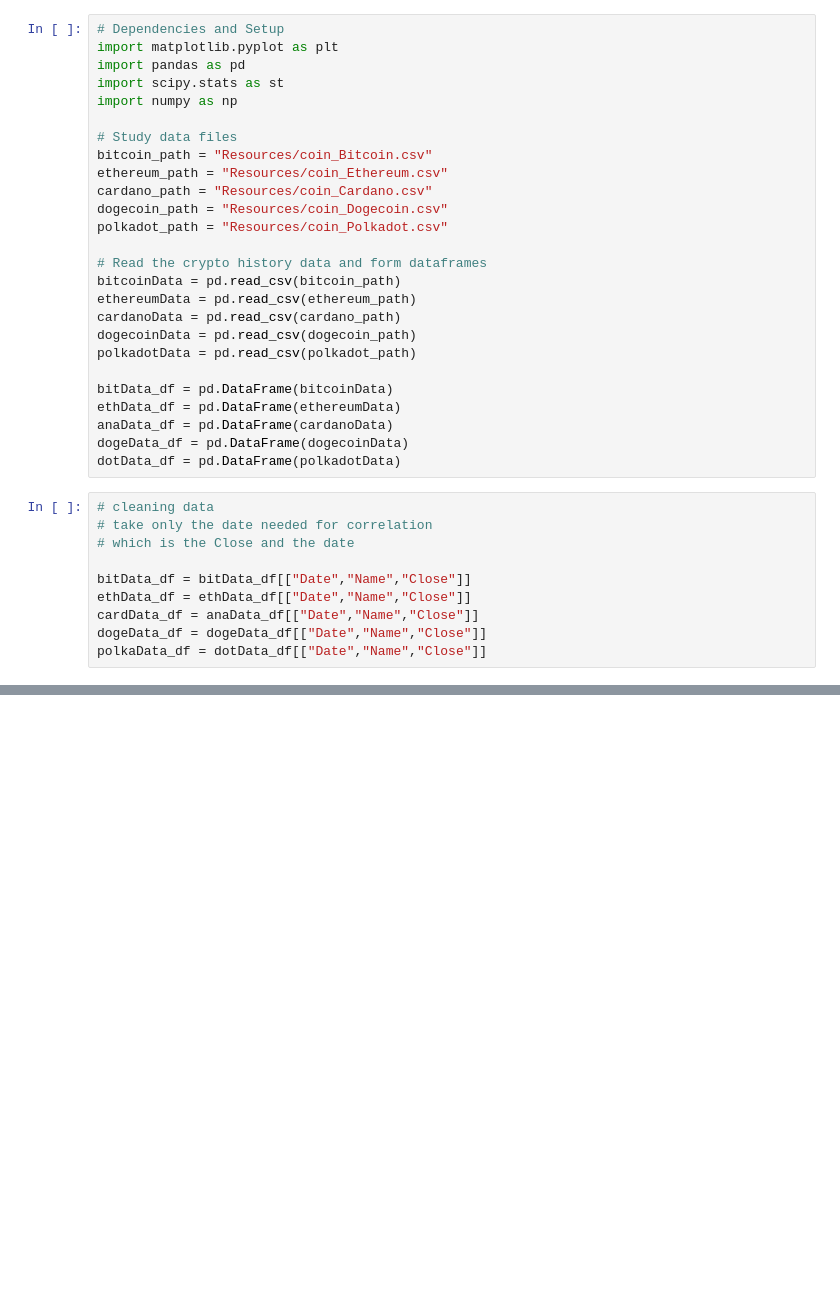
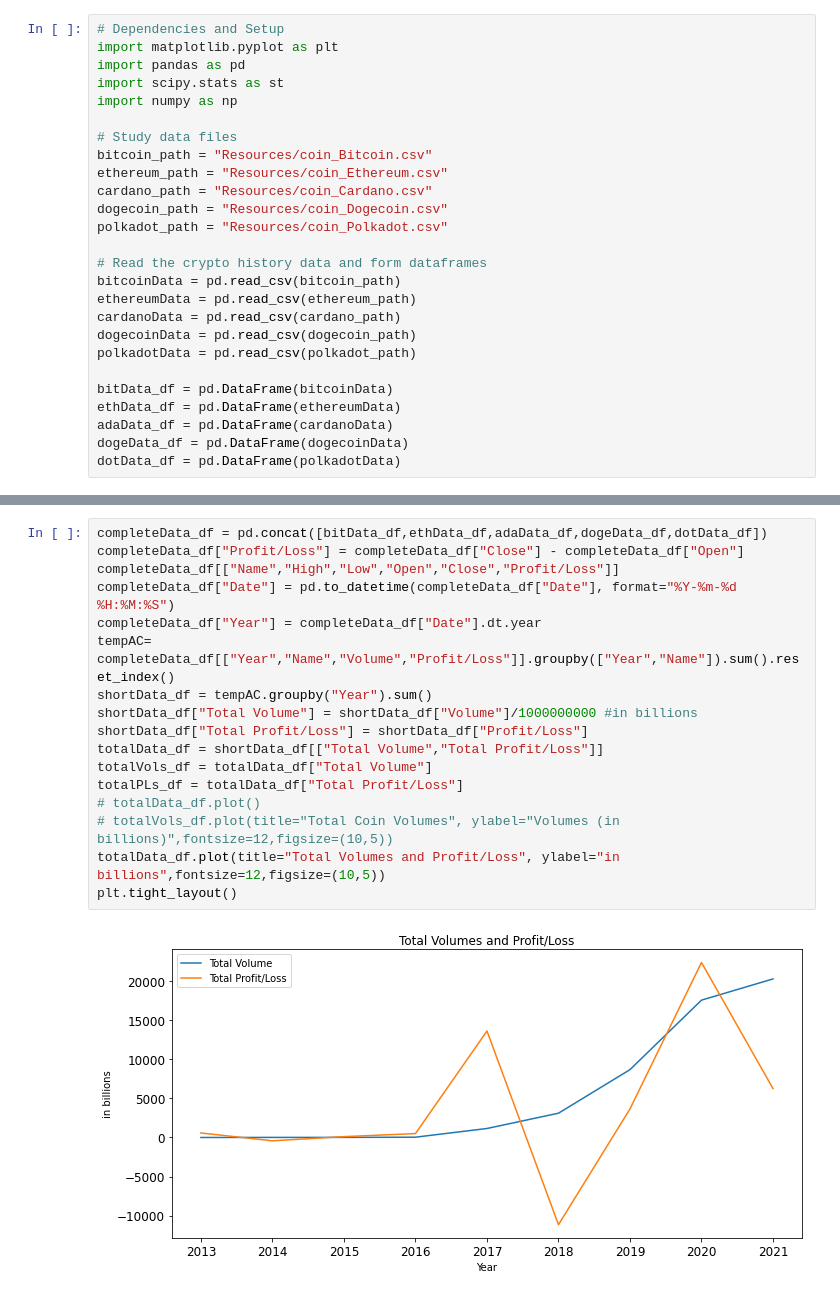
Before and after one commit to WayneJ2/CryptoFutures--Project-1, a Jupyter notebook: Dhruv - Profit.ipynb, the cells around one changed output, grey strips where cells are left out. Saved outputs shown, nothing was run; the diff lists cells and outputs as text; blank space fills up the shorter version.

Commit message:
Profit Comparisons
Comparing crypto "profits / losses" to "volume" and "market cap"

```diff
--- a/Dhruv - Profit.ipynb
+++ b/Dhruv - Profit.ipynb
@@ -21,16 +21,6 @@ polkadotData = pd.read_csv(polkadot_path)
 
 bitData_df = pd.DataFrame(bitcoinData)
 ethData_df = pd.DataFrame(ethereumData)
-anaData_df = pd.DataFrame(cardanoData)
+adaData_df = pd.DataFrame(cardanoData)
 dogeData_df = pd.DataFrame(dogecoinData)
 dotData_df = pd.DataFrame(polkadotData)
-# %%
-# cleaning data
-# take only the date needed for correlation
-# which is the Close and the date
-
-bitData_df = bitData_df[["Date","Name","Close"]]
-ethData_df = ethData_df[["Date","Name","Close"]]
-cardData_df = anaData_df[["Date","Name","Close"]]
-dogeData_df = dogeData_df[["Date","Name","Close"]]
-polkaData_df = dotData_df[["Date","Name","Close"]]
@@ -36,0 +29,19 @@ polkaData_df = dotData_df[["Date","Name","Close"]]
+# %%
+completeData_df = pd.concat([bitData_df,ethData_df,adaData_df,dogeData_df,dotData_df])
+completeData_df["Profit/Loss"] = completeData_df["Close"] - completeData_df["Open"]
+completeData_df[["Name","High","Low","Open","Close","Profit/Loss"]]
+completeData_df["Date"] = pd.to_datetime(completeData_df["Date"], format="%Y-%m-%d %H:%M:%S")
+completeData_df["Year"] = completeData_df["Date"].dt.year
+tempAC= completeData_df[["Year","Name","Volume","Profit/Loss"]].groupby(["Year","Name"]).sum().reset_index()
+shortData_df = tempAC.groupby("Year").sum()
+shortData_df["Total Volume"] = shortData_df["Volume"]/1000000000 #in billions
+shortData_df["Total Profit/Loss"] = shortData_df["Profit/Loss"]
+totalData_df = shortData_df[["Total Volume","Total Profit/Loss"]]
+totalVols_df = totalData_df["Total Volume"]
+totalPLs_df = totalData_df["Total Profit/Loss"]
+# totalData_df.plot()
+# totalVols_df.plot(title="Total Coin Volumes", ylabel="Volumes (in billions)",fontsize=12,figsize=(10,5))
+totalData_df.plot(title="Total Volumes and Profit/Loss", ylabel="in billions",fontsize=12,figsize=(10,5))
+plt.tight_layout()
+# %% [output]
+[figure, added]
```
Also changed, not shown: parts of 3 cells of this notebook.
